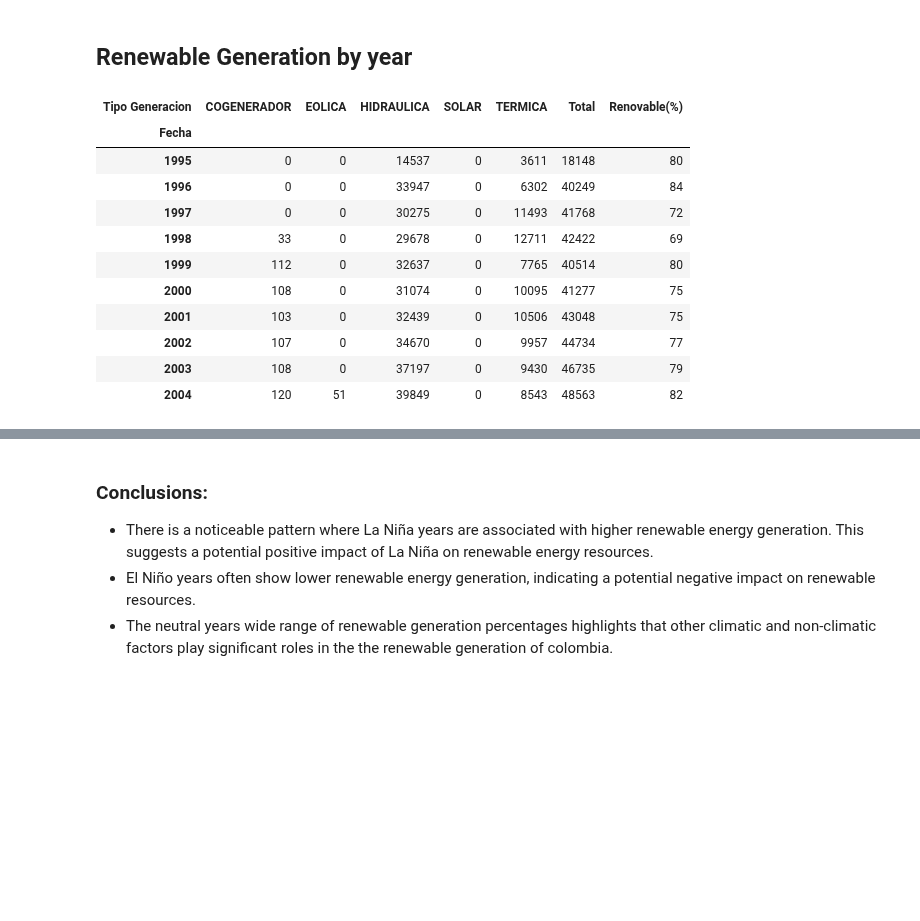
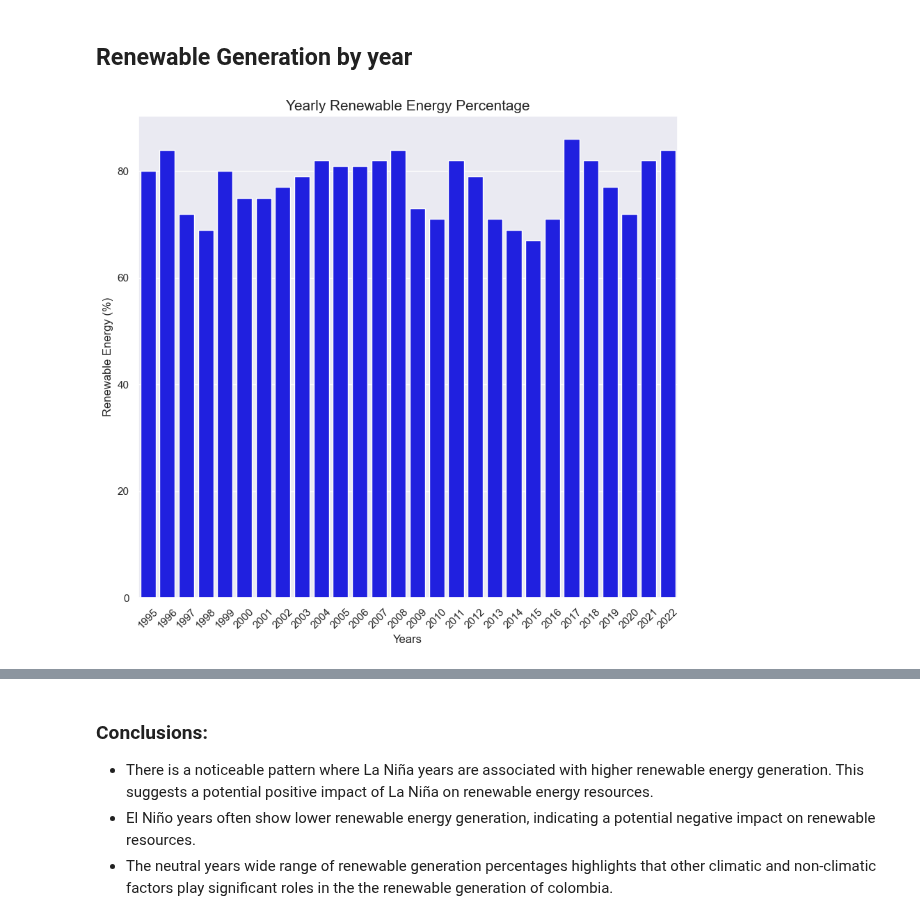
Before and after one commit to Mateoferrnandez/Projects, a Jupyter notebook: Personal Projects/Electrical Grid Data Analysis and Forecasting/notebooks/ElectricGeneration_colombia copy.ipynb, the cells around one changed output, grey strips where cells are left out. Cells and saved outputs as stored; diff of their text form; code cells hidden in the pictures; blank space fills up the shorter version.

```diff
--- a/Personal Projects/Electrical Grid Data Analysis and Forecasting/notebooks/ElectricGeneration_colombia copy.ipynb
+++ b/Personal Projects/Electrical Grid Data Analysis and Forecasting/notebooks/ElectricGeneration_colombia copy.ipynb
@@ -471,24 +548,36 @@ use_inf_as_na option is deprecated and will be removed in a future version. Conv
 # %% [markdown]
 ## Renewable Generation by year
 # %%
-renewableyear=yearlygeneration.pivot(index="Fecha",columns='Tipo Generacion',values='Total')
-renewableyear=renewableyear.replace(np.nan,0)
-renewableyear["Total"]=renewableyear[renewableyear.columns].sum(numeric_only=True,axis=1)
-renewableyear["Renovable(%)"]=round(renewableyear[["EOLICA","HIDRAULICA","SOLAR"]].sum(numeric_only=True,axis=1)/renewableyear["Total"] *100,2)
+# Pivot the yearlygeneration DataFrame to have 'Fecha' as index, 'Tipo Generacion' as columns, and 'Total' as values
+renewableyear = yearlygeneration.pivot(index="Fecha", columns='Tipo Generacion', values='Total')
+
+# Replace NaN values with 0
+renewableyear = renewableyear.replace(np.nan, 0)
+
+# Calculate the total generation per year
+renewableyear["Total"] = renewableyear.sum(numeric_only=True, axis=1)
+
+# Calculate the percentage of renewable generation (EOLICA, HIDRAULICA, SOLAR) as part of total generation
+renewableyear["Renovable(%)"] = round(renewableyear[["EOLICA", "HIDRAULICA", "SOLAR"]].sum(numeric_only=True, axis=1) / renewableyear["Total"] * 100, 2)
+
+# Convert all columns to integers
 for i in renewableyear.columns:
-     renewableyear[i]=renewableyear[i].apply(lambda x: int(x))
-renewableyear.head(10)
+    renewableyear[i] = renewableyear[i].apply(lambda x: int(x))
+
+renewableyear.reset_index(inplace=True)
+
+# Plotting using Seaborn barplot
+plt.figure(figsize=(10, 9))
+sns.barplot(x="Fecha", y="Renovable(%)", data=renewableyear, color='blue')
+
+# Customizing plot labels and title
+plt.title("Yearly Renewable Energy Percentage", fontsize=15)
+plt.ylabel("Renewable Energy (%)")
+plt.xlabel("Years")
+plt.xticks(rotation=45)
+
+
+plt.show()
 # %% [output]
-| Tipo Generacion | COGENERADOR | EOLICA | HIDRAULICA | SOLAR | TERMICA | Total | Renovable(%) |
-| Fecha |  |  |  |  |  |  |  |
-| 1995 | 0 | 0 | 14537 | 0 | 3611 | 18148 | 80 |
-| 1996 | 0 | 0 | 33947 | 0 | 6302 | 40249 | 84 |
-| 1997 | 0 | 0 | 30275 | 0 | 11493 | 41768 | 72 |
-| 1998 | 33 | 0 | 29678 | 0 | 12711 | 42422 | 69 |
-| 1999 | 112 | 0 | 32637 | 0 | 7765 | 40514 | 80 |
-| 2000 | 108 | 0 | 31074 | 0 | 10095 | 41277 | 75 |
-| 2001 | 103 | 0 | 32439 | 0 | 10506 | 43048 | 75 |
-| 2002 | 107 | 0 | 34670 | 0 | 9957 | 44734 | 77 |
-| 2003 | 108 | 0 | 37197 | 0 | 9430 | 46735 | 79 |
-| 2004 | 120 | 51 | 39849 | 0 | 8543 | 48563 | 82 |
+[figure, added]
 # %%
```
Also changed, not shown: parts of 13 cells of this notebook, 2 other files.
